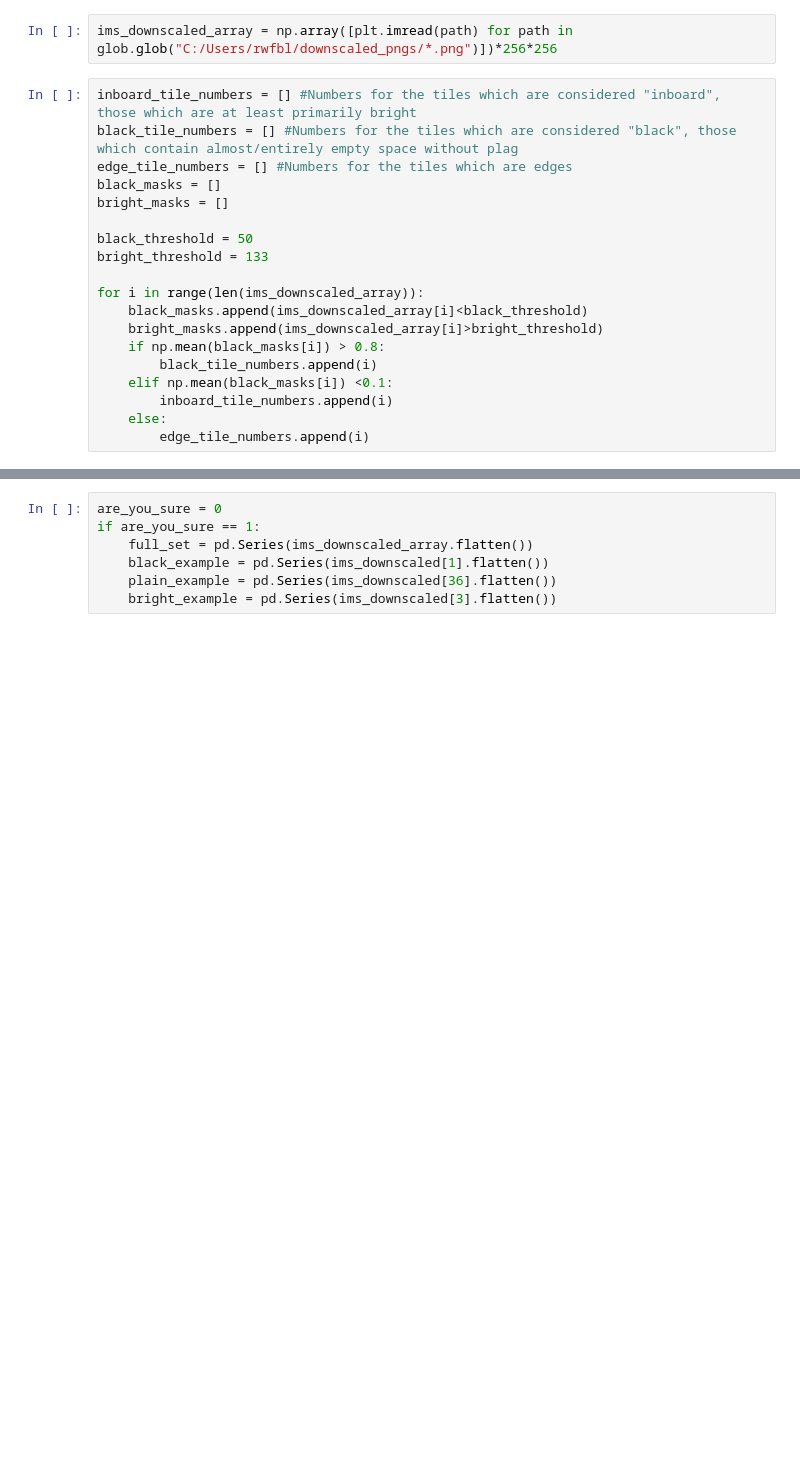
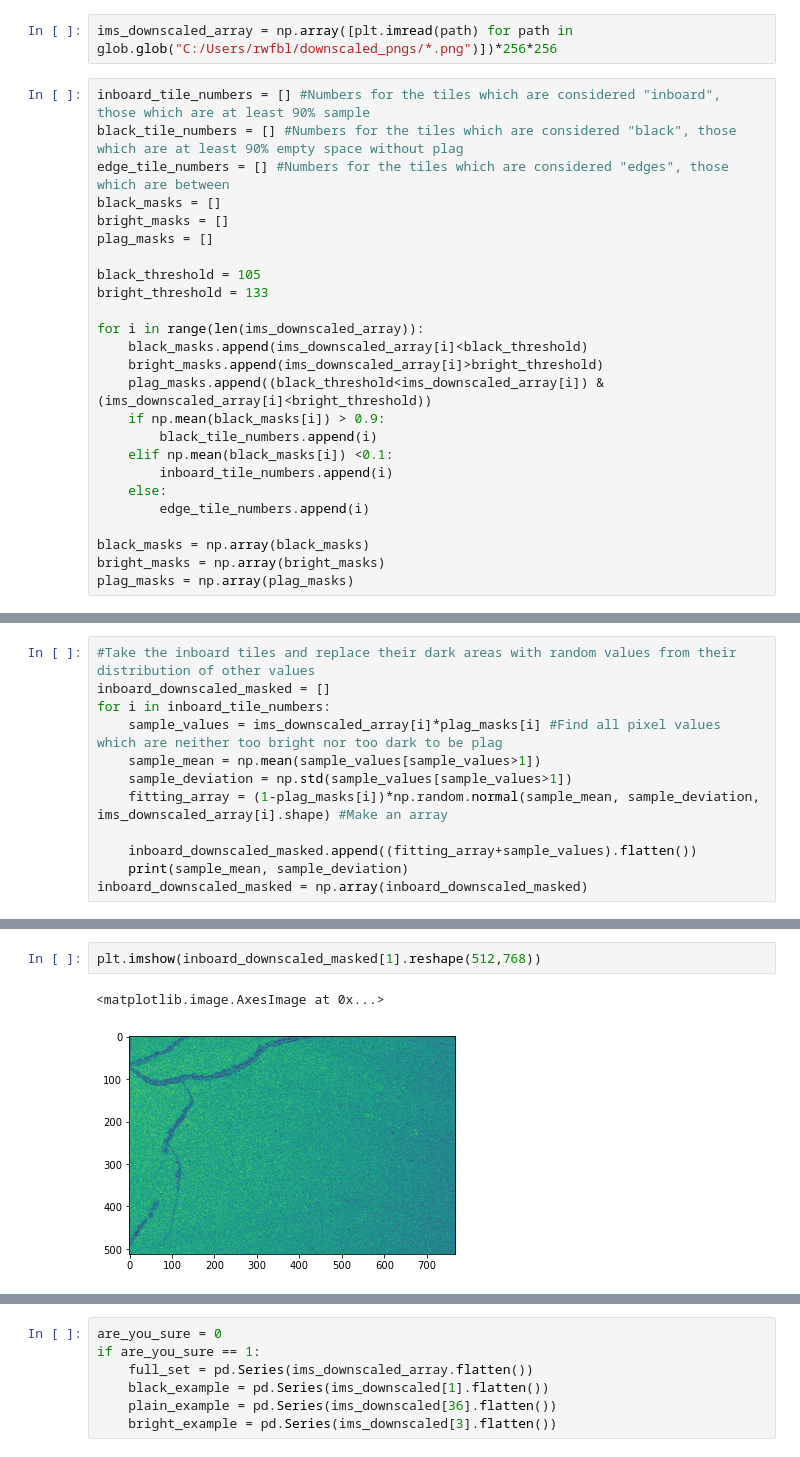
Before and after one commit to IExistSometimes/TIFF-An-y, a Jupyter notebook: PCA for de-gridding.ipynb, the cells around one changed output, grey strips where cells are left out. Drawn from its saved outputs; the diff is of its cells as text; blank space fills up the shorter version.

```diff
--- a/PCA for de-gridding.ipynb
+++ b/PCA for de-gridding.ipynb
@@ -68,21 +69,27 @@ ims_downscaled_array = 0
 # %%
 ims_downscaled_array = np.array([plt.imread(path) for path in glob.glob("C:/Users/rwfbl/downscaled_pngs/*.png")])*256*256
 # %%
-inboard_tile_numbers = [] #Numbers for the tiles which are considered "inboard", those which are at least primarily bright
-black_tile_numbers = [] #Numbers for the tiles which are considered "black", those which contain almost/entirely empty space without plag
-edge_tile_numbers = [] #Numbers for the tiles which are edges
+inboard_tile_numbers = [] #Numbers for the tiles which are considered "inboard", those which are at least 90% sample
+black_tile_numbers = [] #Numbers for the tiles which are considered "black", those which are at least 90% empty space without plag
+edge_tile_numbers = [] #Numbers for the tiles which are considered "edges", those which are between
 black_masks = []
 bright_masks = []
+plag_masks = []
 
-black_threshold = 50
+black_threshold = 105
 bright_threshold = 133
 
 for i in range(len(ims_downscaled_array)):
     black_masks.append(ims_downscaled_array[i]<black_threshold)
     bright_masks.append(ims_downscaled_array[i]>bright_threshold)
-    if np.mean(black_masks[i]) > 0.8:
+    plag_masks.append((black_threshold<ims_downscaled_array[i]) & (ims_downscaled_array[i]<bright_threshold))
+    if np.mean(black_masks[i]) > 0.9:
         black_tile_numbers.append(i)
     elif np.mean(black_masks[i]) <0.1:
         inboard_tile_numbers.append(i)
     else:
         edge_tile_numbers.append(i)
+
+black_masks = np.array(black_masks)
+bright_masks = np.array(bright_masks)
+plag_masks = np.array(plag_masks)
@@ -88,0 +106,12 @@ for i in range(len(ims_downscaled_array)):
+# %%
+#Take the inboard tiles and replace their dark areas with random values from their distribution of other values
+inboard_downscaled_masked = []
+for i in inboard_tile_numbers:
+    sample_values = ims_downscaled_array[i]*plag_masks[i] #Find all pixel values which are neither too bright nor too dark to be plag
+    sample_mean = np.mean(sample_values[sample_values>1])
+    sample_deviation = np.std(sample_values[sample_values>1])
+    fitting_array = (1-plag_masks[i])*np.random.normal(sample_mean, sample_deviation, ims_downscaled_array[i].shape) #Make an array
+
+    inboard_downscaled_masked.append((fitting_array+sample_values).flatten())
+    print(sample_mean, sample_deviation)
+inboard_downscaled_masked = np.array(inboard_downscaled_masked)
@@ -88,0 +136,5 @@ for i in range(len(ims_downscaled_array)):
+# %%
+plt.imshow(inboard_downscaled_masked[1].reshape(512,768))
+# %% [output]
+<matplotlib.image.AxesImage at 0x...>
+[figure, added]
```
Also changed, not shown: parts of 13 cells of this notebook, 2 other files.
